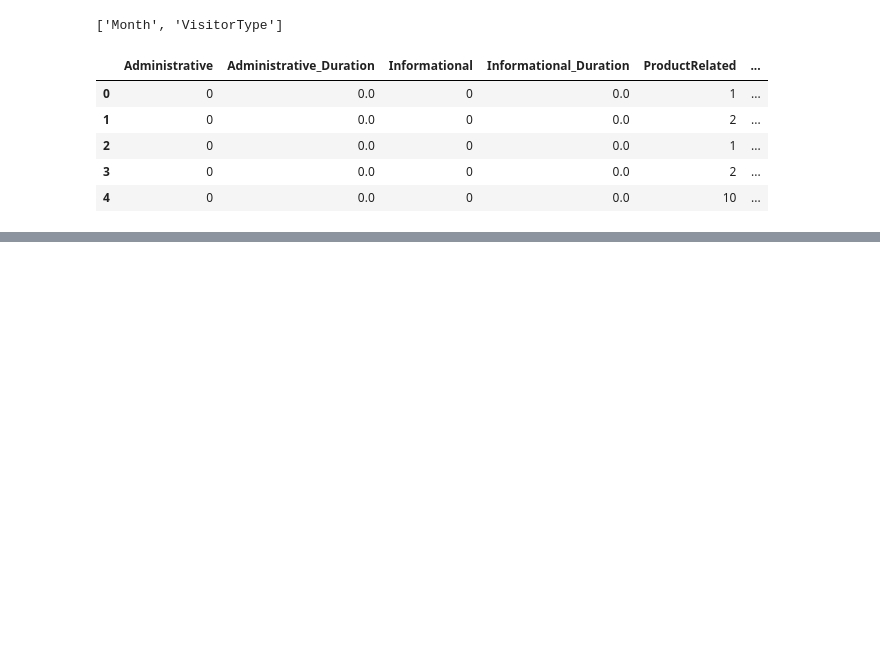
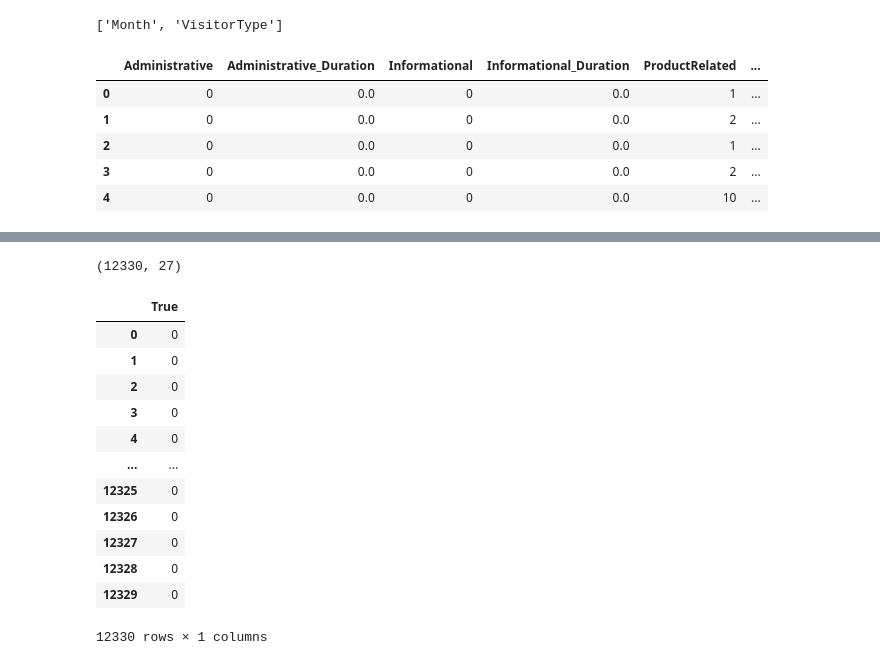
Before and after one commit to Satwikram/Online-Shoppers-Intention, a Jupyter notebook: Shopping.ipynb, the cells around one changed output, grey strips where cells are left out. Drawn from its saved outputs; the diff is of its cells as text; code cells hidden in the pictures; blank space fills up the shorter version.

```diff
--- a/Shopping.ipynb
+++ b/Shopping.ipynb
@@ -305,7 +334,7 @@ print(columns)
 # %%
 for column in columns:
   df = pd.get_dummies(dataset[column], drop_first = True)
-  dataset.drop(column, axis = 1)
+  dataset.drop(column, axis = 1, inplace = True)
   dataset = pd.concat([dataset, df], axis = 1)
 # %%
 dataset.head()
@@ -318,0 +368,7 @@ dataset.head()
+# %%
+columns = ['Weekend', 'Revenue']
+# %%
+for column in columns:
+  df = pd.get_dummies(dataset[column], drop_first = True)
+  dataset.drop(column, axis = 1, inplace = True)
+  dataset = pd.concat([dataset, df], axis = 1)
@@ -318,0 +384,22 @@ dataset.head()
+# %%
+dataset.shape
+# %% [output]
+(12330, 27)
+# %%
+Y = dataset.iloc[:, 26:]
+# %%
+Y
+# %% [output]
+|  | True |
+| 0 | 0 |
+| 1 | 0 |
+| 2 | 0 |
+| 3 | 0 |
+| 4 | 0 |
+| ... | ... |
+| 12325 | 0 |
+| 12326 | 0 |
+| 12327 | 0 |
+| 12328 | 0 |
+| 12329 | 0 |
+12330 rows × 1 columns
```
Also changed, not shown: parts of 20 cells of this notebook.
